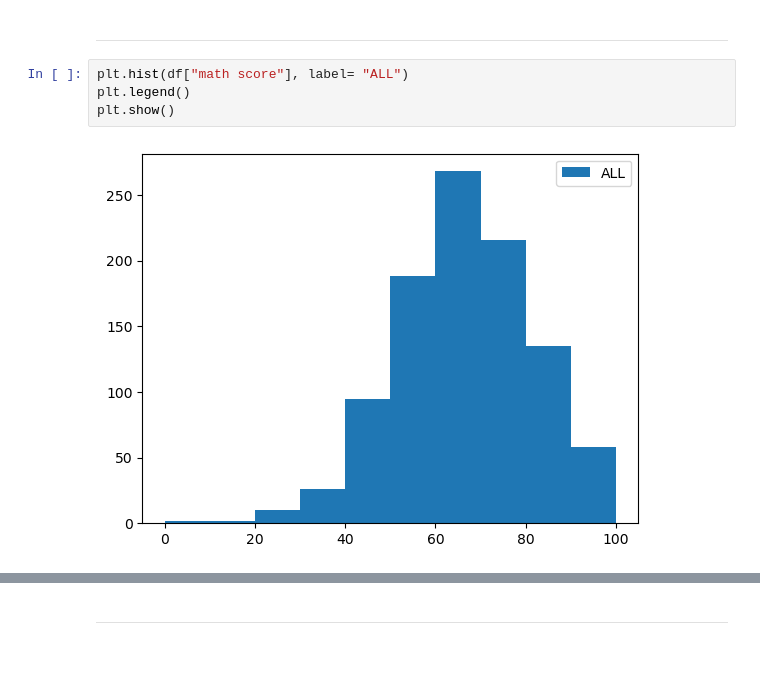
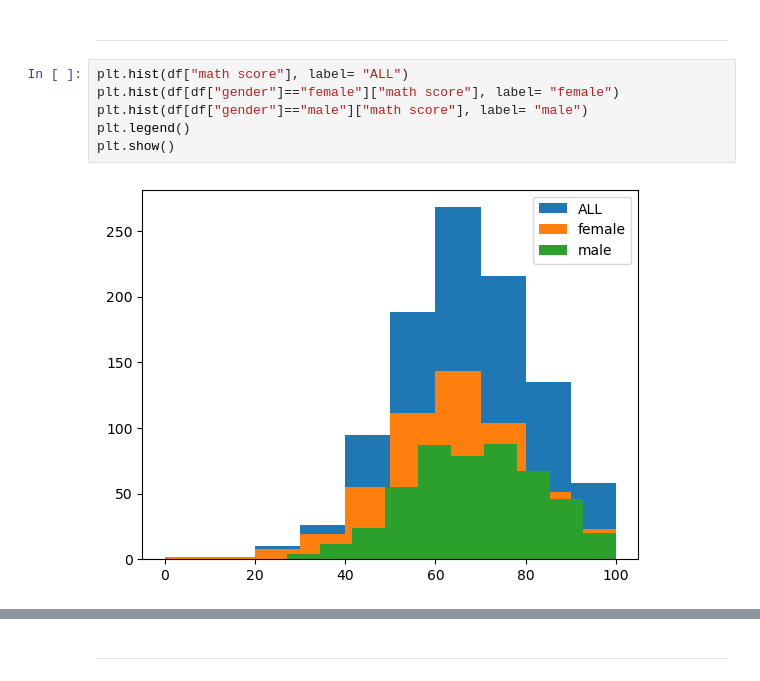
Before and after one commit to SebastianTheAnalyst/StudentsExamPerformances, a Jupyter notebook: StudentsExamPerformance.ipynb, the cells around one changed output, grey strips where cells are left out. Drawn from its saved outputs; the diff is of its cells as text.

```diff
--- a/StudentsExamPerformance.ipynb
+++ b/StudentsExamPerformance.ipynb
@@ -71,7 +71,9 @@ avg_ms_female: 63.633204633204635
 ---
 # %%
 plt.hist(df["math score"], label= "ALL")
+plt.hist(df[df["gender"]=="female"]["math score"], label= "female")
+plt.hist(df[df["gender"]=="male"]["math score"], label= "male")
 plt.legend()
 plt.show()
 # %% [output]
-[figure, old version]
+[figure, new version]
```
Also changed, not shown: parts of 2 cells of this notebook.
